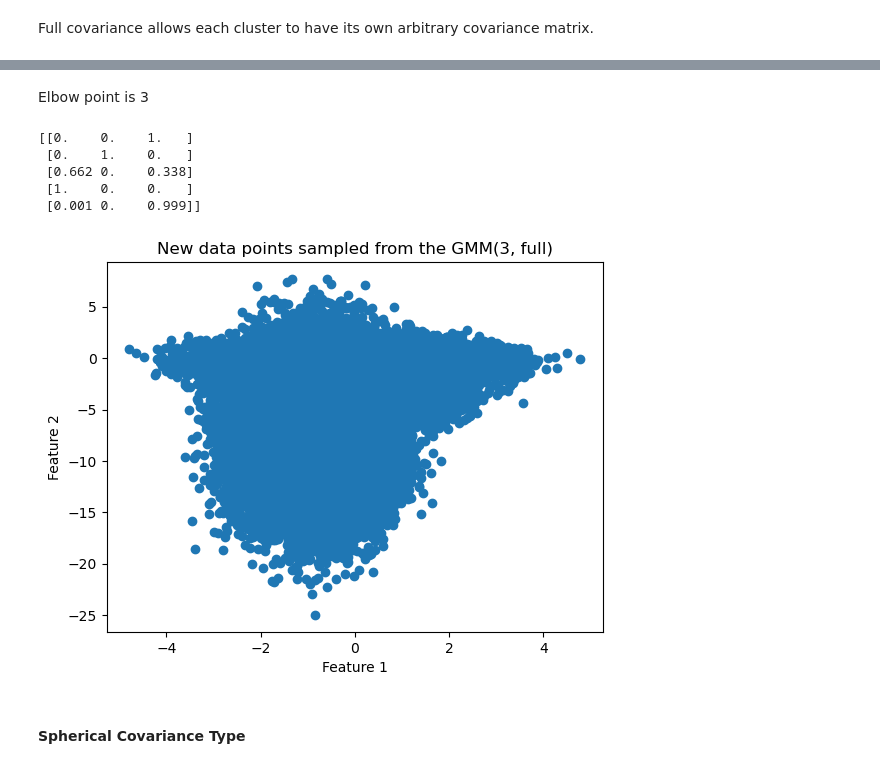
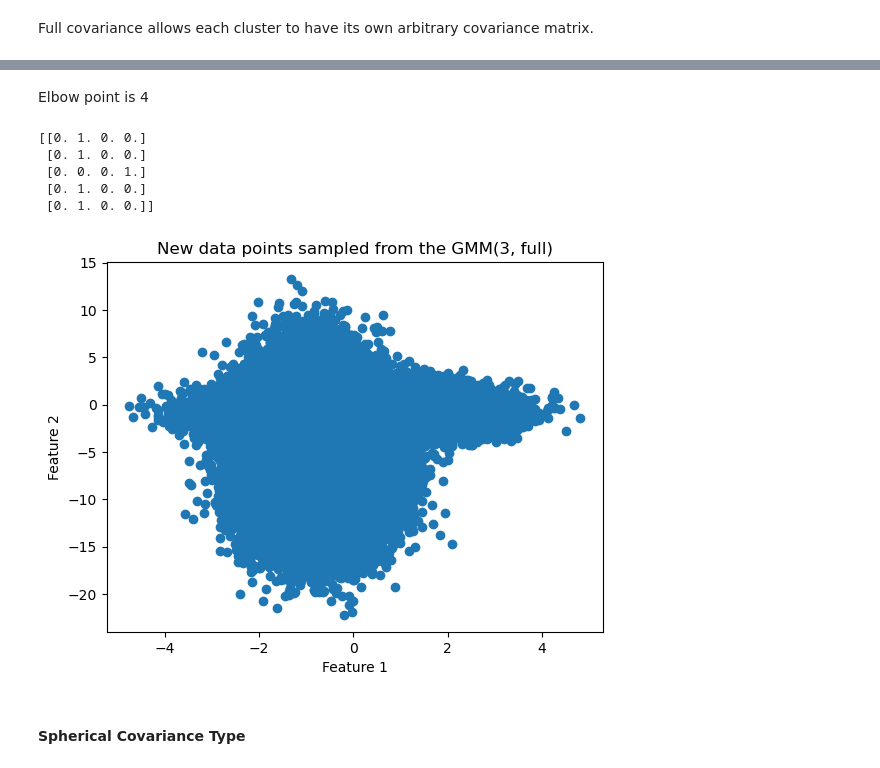
Before and after one commit to PranavRao25/Data-Analytics, a Jupyter notebook: assignment-4/code.ipynb, the cells around one changed output, grey strips where cells are left out. Drawn from its saved outputs; the diff is of its cells as text; code cells hidden in the pictures.

```diff
--- a/assignment-4/code.ipynb
+++ b/assignment-4/code.ipynb
@@ -439,7 +439,7 @@ It learns a probabilistic model that can represent a dataset as a combination of
 # %% [markdown]
 ### GMM Implementation on Minority Class (n_min = 1e5)
 # %%
-new_min_size = 200000
+new_min_size = len(y_train[y_train == 0])
 # %%
 gmms = []
 new_x = []
@@ -513,23 +518,23 @@ plt.show()
 # %% [markdown]
-Elbow point is 3
+Elbow point is 4
 # %%
-gmm1 = GaussianMixture(n_components=3, covariance_type='diag').fit(min_x)
+gmm1 = GaussianMixture(n_components=4, covariance_type='diag').fit(min_x)
 probs = gmm1.predict_proba(min_x)
 print(probs[:5].round(3))
 Xnew1, ynew1 = gmm1.sample(new_min_size)
 plt.title("New data points sampled from the GMM(3, full)")
 plt.xlabel("Feature 1")
 plt.ylabel("Feature 2")
 plt.savefig("images/New data points sampled from the GMM(3, full).png")
 plt.scatter(Xnew1[:, 0], Xnew1[:, 1])
 plt.show()
 # %% [output]
-[[0.    0.    1.   ]
- [0.    1.    0.   ]
- [0.662 0.    0.338]
- [1.    0.    0.   ]
- [0.001 0.    0.999]]
+[[0. 1. 0. 0.]
+ [0. 1. 0. 0.]
+ [0. 0. 0. 1.]
+ [0. 1. 0. 0.]
+ [0. 1. 0. 0.]]
-[figure, old version]
+[figure, new version]
 # %%
 gmms.append(gmm1)
 new_x.append(Xnew1)
```
Also changed, not shown: parts of 23 cells of this notebook, 32 other files.
